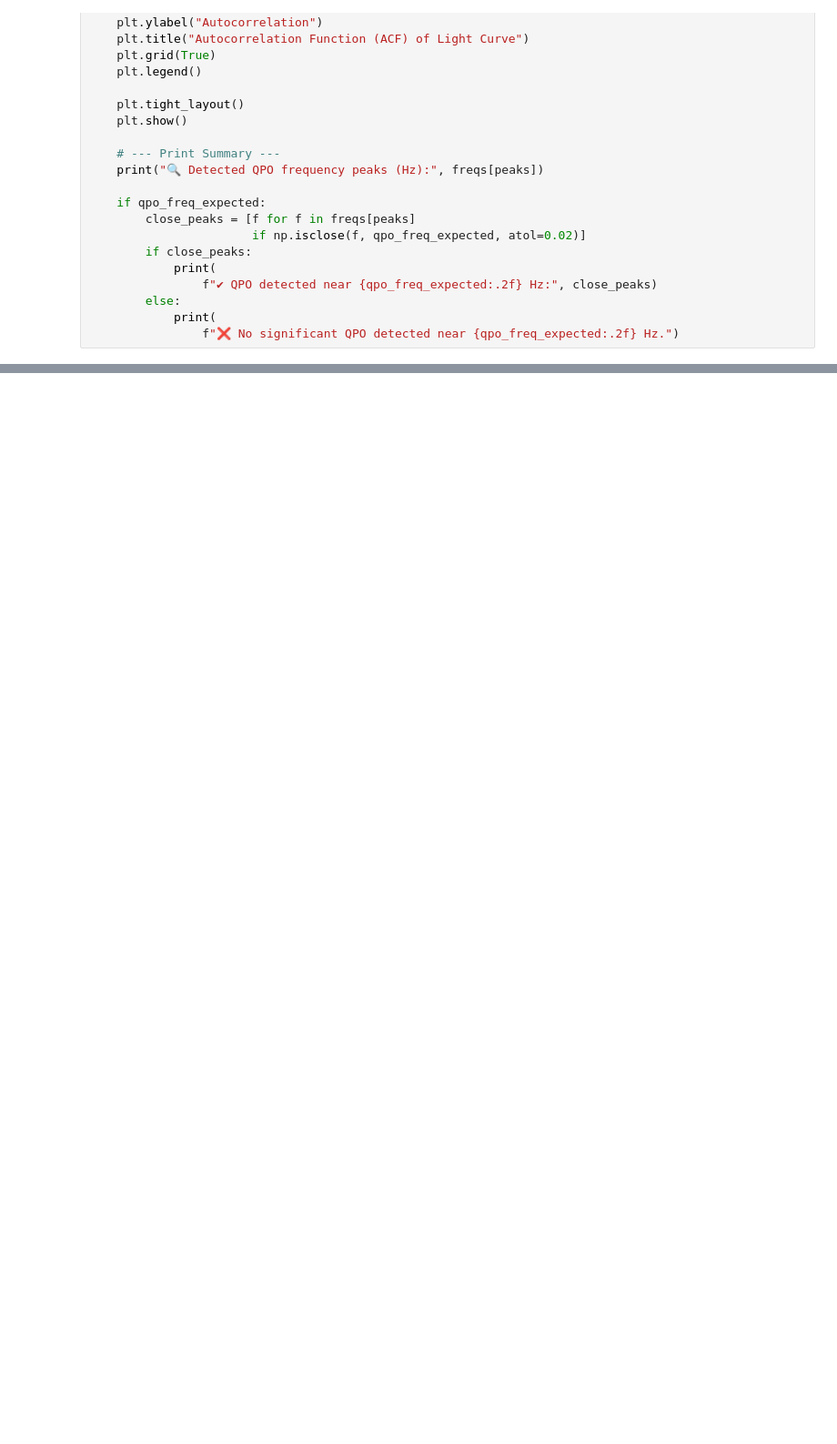
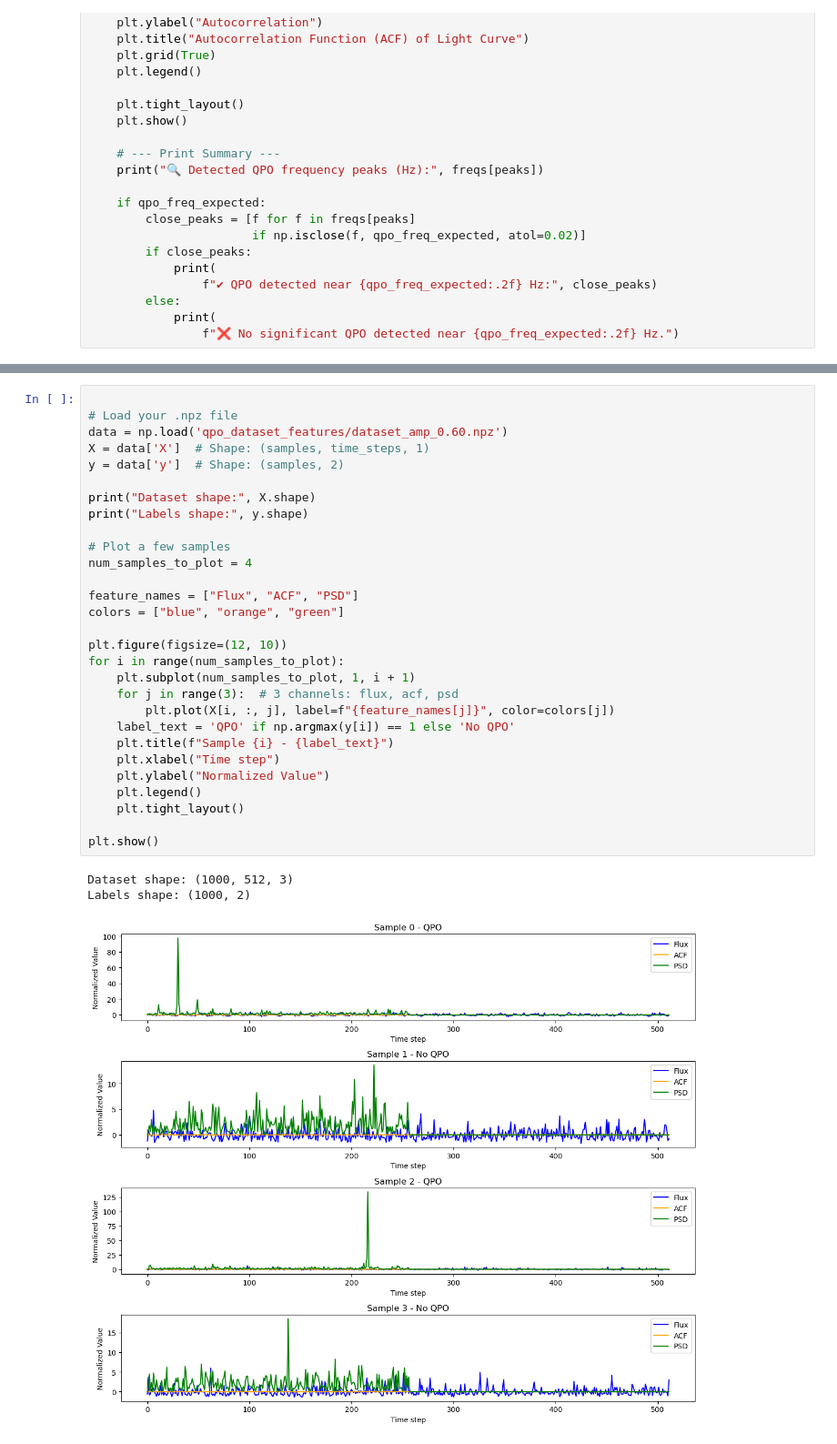
Before and after one commit to sravanth-space/ds_project, a Jupyter notebook: data_new.ipynb, the cells around one changed output, grey strips where cells are left out. Shown at 91% size. Cells and saved outputs as stored; diff of their text form; blank space fills up the shorter version.

```diff
--- a/data_new.ipynb
+++ b/data_new.ipynb
@@ -346,0 +481,33 @@ Labels shape: (5000, 2)
+# %%
+
+# Load your .npz file
+data = np.load('qpo_dataset_features/dataset_amp_0.60.npz')
+X = data['X']  # Shape: (samples, time_steps, 1)
+y = data['y']  # Shape: (samples, 2)
+
+print("Dataset shape:", X.shape)
+print("Labels shape:", y.shape)
+
+# Plot a few samples
+num_samples_to_plot = 4
+
+feature_names = ["Flux", "ACF", "PSD"]
+colors = ["blue", "orange", "green"]
+
+plt.figure(figsize=(12, 10))
+for i in range(num_samples_to_plot):
+    plt.subplot(num_samples_to_plot, 1, i + 1)
+    for j in range(3):  # 3 channels: flux, acf, psd
+        plt.plot(X[i, :, j], label=f"{feature_names[j]}", color=colors[j])
+    label_text = 'QPO' if np.argmax(y[i]) == 1 else 'No QPO'
+    plt.title(f"Sample {i} - {label_text}")
+    plt.xlabel("Time step")
+    plt.ylabel("Normalized Value")
+    plt.legend()
+    plt.tight_layout()
+
+plt.show()
+# %% [output]
+Dataset shape: (1000, 512, 3)
+Labels shape: (1000, 2)
+[figure, added]
```
Also changed, not shown: parts of 10 cells of this notebook, 2 other files.
